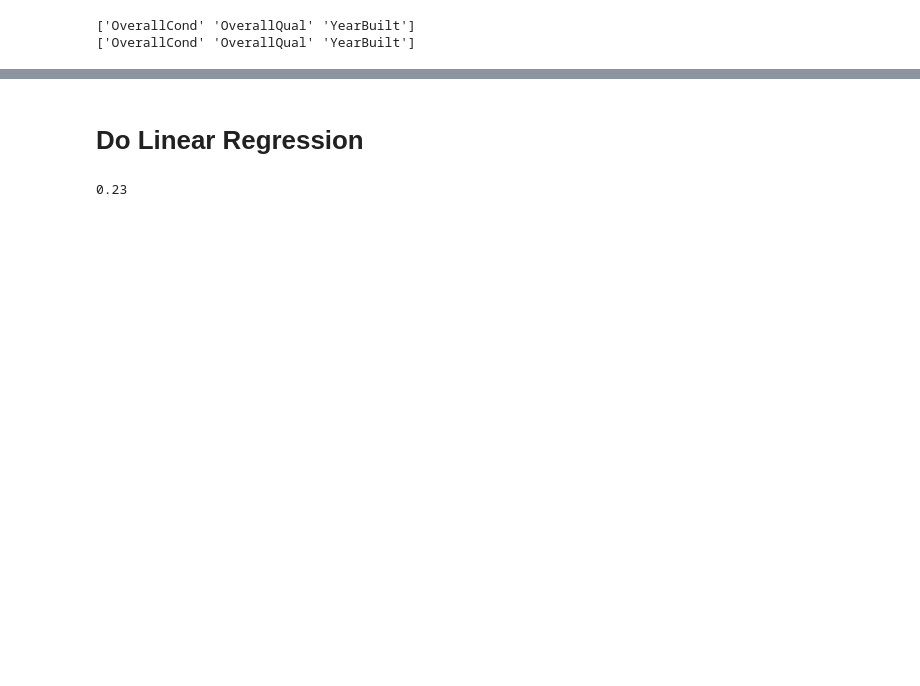
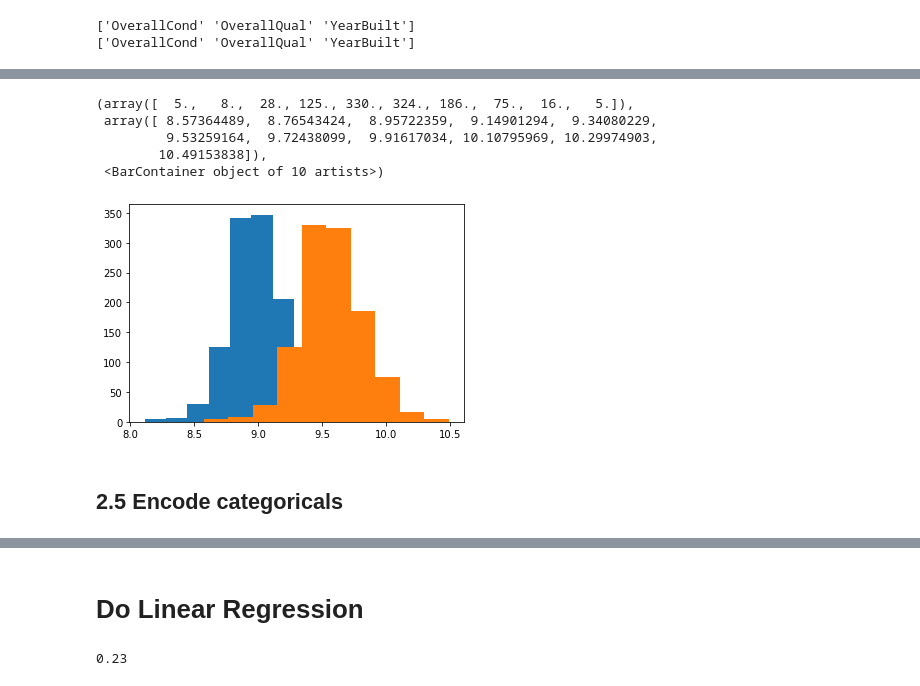
Before and after one commit to hifrickenfive/UniAdelaideAIML, a Jupyter notebook: assignment2/scratch.ipynb, the cells around one changed output, grey strips where cells are left out. Drawn from its saved outputs; the diff is of its cells as text; code cells hidden in the pictures; blank space fills up the shorter version.

```diff
--- a/assignment2/scratch.ipynb
+++ b/assignment2/scratch.ipynb
@@ -150,3 +247,15 @@ def drop_rows(df):
+# %%
+plt.hist(train_imputed_unskewed['SalePrice'])
+plt.hist(train_dropped_unskewed['SalePrice'])
+# %% [output]
+(array([  5.,   8.,  28., 125., 330., 324., 186.,  75.,  16.,   5.]),
+ array([ 8.57364489,  8.76543424,  8.95722359,  9.14901294,  9.34080229,
+         9.53259164,  9.72438099,  9.91617034, 10.10795969, 10.29974903,
+        10.49153838]),
+ <BarContainer object of 10 artists>)
+[figure, added]
+# %% [markdown]
+## 2.5 Encode categoricals
 # %%
 # Find the columns with 'object' datatypes
 def get_categoricals(dataframe) -> list:
```
Also changed, not shown: parts of 42 cells of this notebook, 1 other file.
